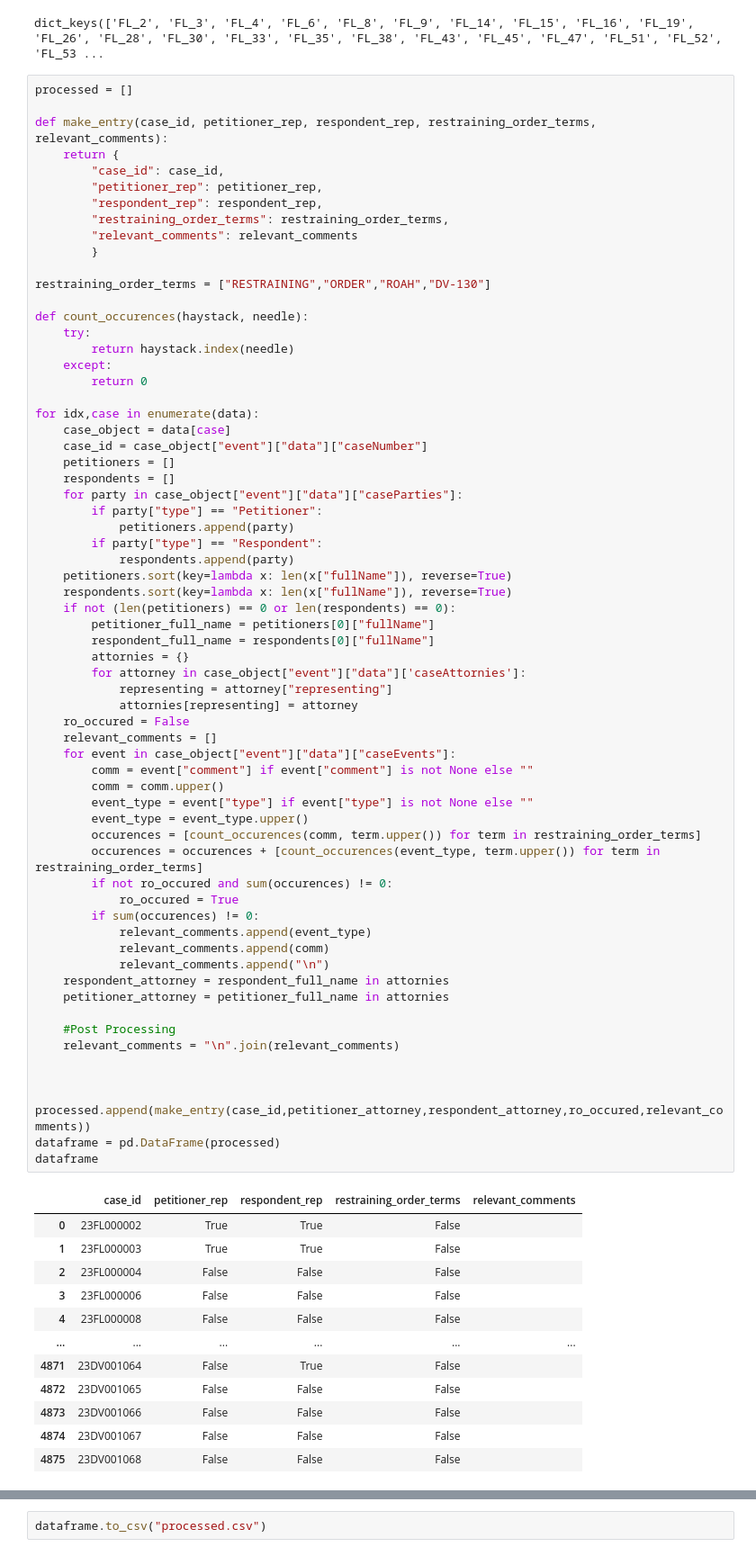
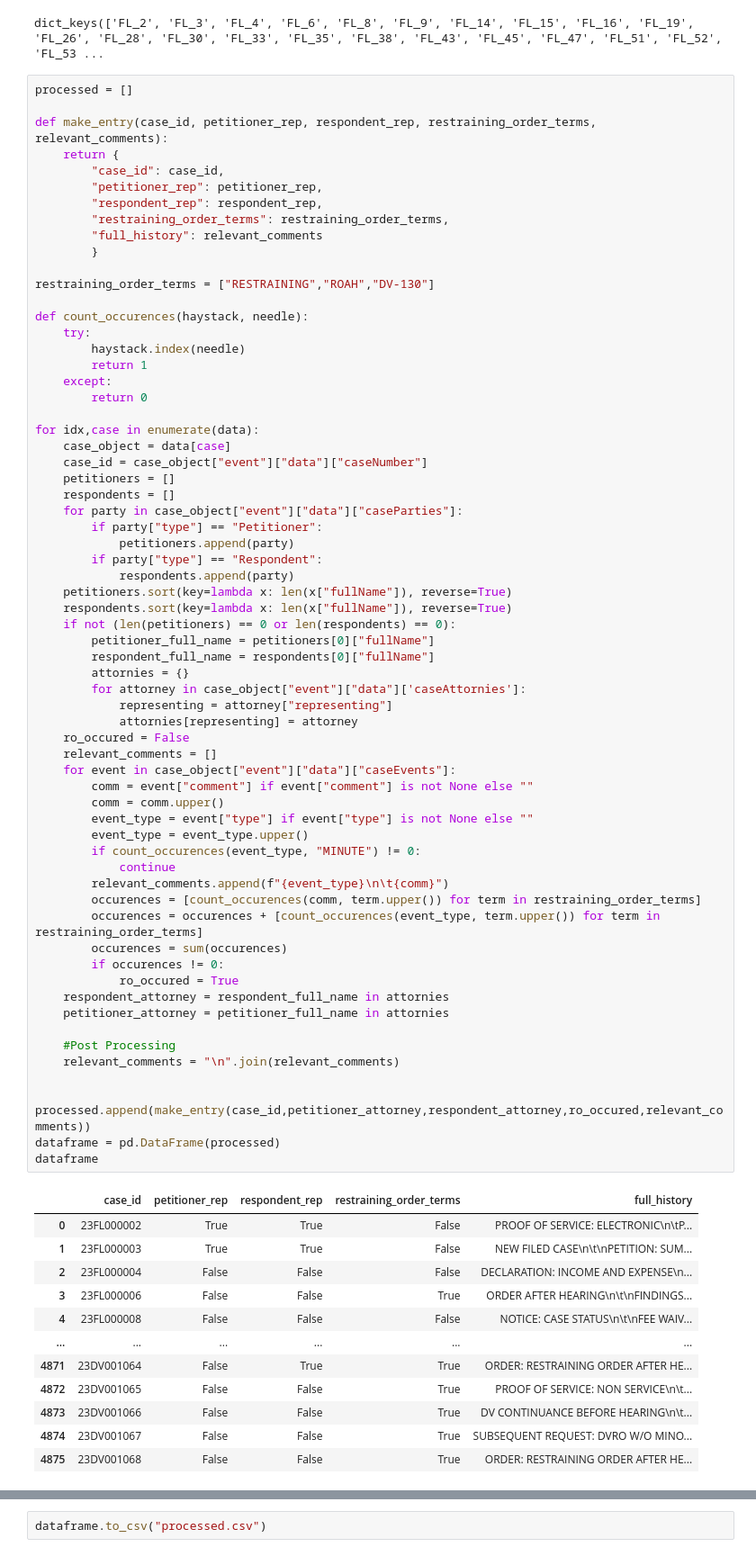
Before and after one commit to amanguptaBay/Elevate-Community-Center-Domestic-Violence-Data-Retrieval, a Jupyter notebook: processing.ipynb, the cells around one changed output, grey strips where cells are left out. Shown: that part at 90% size. Cells and saved outputs as stored; diff of their text form.

Commit message:
Provide full event history, filters out only those with indicator of restraining order

```diff
--- a/processing.ipynb
+++ b/processing.ipynb
@@ -24,14 +24,15 @@ def make_entry(case_id, petitioner_rep, respondent_rep, restraining_order_terms,
         "petitioner_rep": petitioner_rep,
         "respondent_rep": respondent_rep,
         "restraining_order_terms": restraining_order_terms,
-        "relevant_comments": relevant_comments
+        "full_history": relevant_comments
         }
 
-restraining_order_terms = ["RESTRAINING","ORDER","ROAH","DV-130"]
+restraining_order_terms = ["RESTRAINING","ROAH","DV-130"]
 
 def count_occurences(haystack, needle):
     try:
-        return haystack.index(needle)
+        haystack.index(needle)
+        return 1
     except:
         return 0
 
@@ -47,51 +48,50 @@ for idx,case in enumerate(data):
             respondents.append(party)
     petitioners.sort(key=lambda x: len(x["fullName"]), reverse=True)
     respondents.sort(key=lambda x: len(x["fullName"]), reverse=True)
     if not (len(petitioners) == 0 or len(respondents) == 0):
         petitioner_full_name = petitioners[0]["fullName"]
         respondent_full_name = respondents[0]["fullName"]
         attornies = {}
         for attorney in case_object["event"]["data"]['caseAttornies']:
             representing = attorney["representing"]
             attornies[representing] = attorney
     ro_occured = False
     relevant_comments = []
     for event in case_object["event"]["data"]["caseEvents"]:
         comm = event["comment"] if event["comment"] is not None else ""
         comm = comm.upper()
         event_type = event["type"] if event["type"] is not None else ""
         event_type = event_type.upper()
+        if count_occurences(event_type, "MINUTE") != 0:
+            continue
+        relevant_comments.append(f"{event_type}\n\t{comm}")
         occurences = [count_occurences(comm, term.upper()) for term in restraining_order_terms]
         occurences = occurences + [count_occurences(event_type, term.upper()) for term in restraining_order_terms]
-        if not ro_occured and sum(occurences) != 0:
+        occurences = sum(occurences)
+        if occurences != 0:
             ro_occured = True
-        if sum(occurences) != 0:
-            relevant_comments.append(event_type)
-            relevant_comments.append(comm)
-            relevant_comments.append("\n")
     respondent_attorney = respondent_full_name in attornies
     petitioner_attorney = petitioner_full_name in attornies
 
     #Post Processing
     relevant_comments = "\n".join(relevant_comments)
 
-
     processed.append(make_entry(case_id,petitioner_attorney,respondent_attorney,ro_occured,relevant_comments))
 dataframe = pd.DataFrame(processed)
 dataframe
 # %% [output]
-|  | case_id | petitioner_rep | respondent_rep | restraining_order_terms | relevant_comments |
-| 0 | 23FL000002 | True | True | False |  |
-| 1 | 23FL000003 | True | True | False |  |
-| 2 | 23FL000004 | False | False | False |  |
-| 3 | 23FL000006 | False | False | False |  |
-| 4 | 23FL000008 | False | False | False |  |
+|  | case_id | petitioner_rep | respondent_rep | restraining_order_terms | full_history |
+| 0 | 23FL000002 | True | True | False | PROOF OF SERVICE: ELECTRONIC\n\tP... |
+| 1 | 23FL000003 | True | True | False | NEW FILED CASE\n\t\nPETITION: SUM... |
+| 2 | 23FL000004 | False | False | False | DECLARATION: INCOME AND EXPENSE\n... |
+| 3 | 23FL000006 | False | False | True | ORDER AFTER HEARING\n\t\nFINDINGS... |
+| 4 | 23FL000008 | False | False | False | NOTICE: CASE STATUS\n\t\nFEE WAIV... |
 | ... | ... | ... | ... | ... | ... |
-| 4871 | 23DV001064 | False | True | False |  |
-| 4872 | 23DV001065 | False | False | False |  |
-| 4873 | 23DV001066 | False | False | False |  |
-| 4874 | 23DV001067 | False | False | False |  |
-| 4875 | 23DV001068 | False | False | False |  |
+| 4871 | 23DV001064 | False | True | True | ORDER: RESTRAINING ORDER AFTER HE... |
+| 4872 | 23DV001065 | False | False | True | PROOF OF SERVICE: NON SERVICE\n\t... |
+| 4873 | 23DV001066 | False | False | True | DV CONTINUANCE BEFORE HEARING\n\t... |
+| 4874 | 23DV001067 | False | False | True | SUBSEQUENT REQUEST: DVRO W/O MINO... |
+| 4875 | 23DV001068 | False | False | True | ORDER: RESTRAINING ORDER AFTER HE... |
 4876 rows × 5 columns
 # %%
 dataframe.to_csv("processed.csv")
```
Also changed, not shown: 1 other file.
